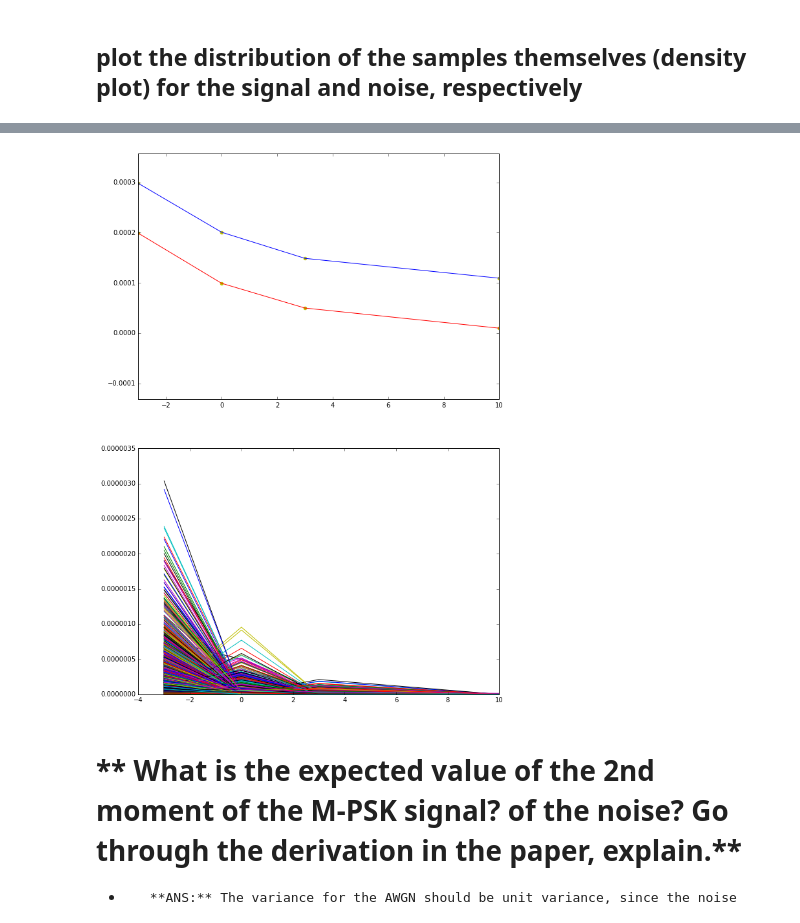
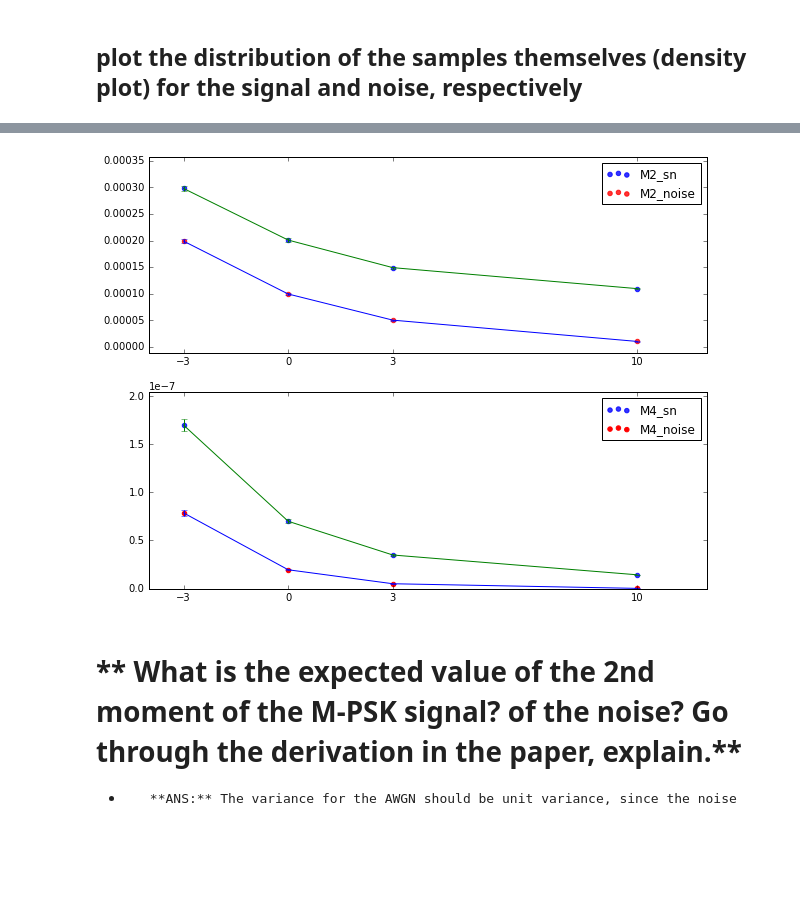
Before and after one commit to rollingcoconut/RadioML, a Jupyter notebook: Detecting_Users_psk_samps_pickled.ipynb, the cells around one changed output, grey strips where cells are left out. Saved outputs shown, nothing was run; the diff lists cells and outputs as text; code cells hidden in the pictures; blank space fills up the shorter version.

Commit message:
m2/m4 for noise and signal vs snr posted, still trying to understand significance

```diff
--- a/Detecting_Users_psk_samps_pickled.ipynb
+++ b/Detecting_Users_psk_samps_pickled.ipynb
@@ -108,13 +109,15 @@ for ax_idx, snr_desired in enumerate(snrlist):
     noise_pattern = "samples/samples_" + ("%.1f" % snr_desired) + "db_1024" + "*noise.npy"
     noise_files_1024 = [file for file in glob.glob(noise_pattern)]
     noise_samples_1024 = \
-        np.ndarray.flatten(np.array([j for f in noise_files_1024 for i,j, in enumerate(np.load(f))]))[0:no_trials*128]
+        np.ndarray.flatten(np.array([j for f in noise_files_1024
+                                     for i,j, in enumerate(np.load(f))]))[0:no_trials*128]
 
 
     sn_pattern = "samples/samples_" + ("%.1f" % snr_desired) + "db_1024" + "*sn.npy"
     sn_files_1024 = [file for file in glob.glob(sn_pattern)]
     sn_samples_1024 = \
-        np.ndarray.flatten(np.array([j for f in sn_files_1024 for i,j, in enumerate(np.load(f))]))[0:no_trials*128]
+        np.ndarray.flatten(np.array([j for f in sn_files_1024
+                                     for i,j, in enumerate(np.load(f))]))[0:no_trials*128]
 
     # plot density of real part of no_trials worth of samples
     plot_density(np.real(noise_samples_1024), np.real(sn_samples_1024),
@@ -136,59 +142,97 @@ for ax_idx, snr_desired in enumerate(snrlist):
 # %%
-## Plot M2, M4, k_a, k_w, ρ_M2M4 against SNR
-#M2 = np.mean(abs(signal)**2)
-#M4 = np.mean(abs(signal)**4)
 import scipy.stats as st
+snrlist = [-3,0,3,10]
 
-snrlist = [-3,0,3,10]
+
 f3, axtuple3 = plt.subplots(2,1,  figsize=(10, 15))
 no_trials=100 # when no_trials is  100, no of flattened samples is 12800
-M2_noise = []# noise, err, signal, err
+
+M2_noise = []
 M2_sn=[]
-M2_err=[]
+M2_noise_err=[]
+M2_sn_err=[]
 
 M4_noise=[]
 M4_sn=[]
 M4_err=[]
-
-#yerr = 0.1 + 0.2*np.sqrt(x)
-#xerr = 0.1 + yerr
+M4_noise_err=[]
+M4_sn_err=[]
 
 
+# collect m2,m4 data for each snr, plot 95% confidence interval in error bar  limits
 for ax_idx, snr_desired in enumerate(snrlist):
 
+    # flatten noise trials where ndata is 1024 and no_trials, hence no samples is no_trials *128
+    ####NOISE####
     noise_pattern = "samples/samples_" + ("%.1f" % snr_desired) + "db_1024" + "*noise.npy"
     noise_files_1024 = [file for file in glob.glob(noise_pattern)]
     noise_samples_1024 = \
         np.ndarray.flatten(np.array([j for f in noise_files_1024
                                      for i,j, in enumerate(np.load(f))]))[0:no_trials*128]
 
+    #  noise data for confidence level calculation
+    nx2 = abs(noise_samples_1024)**2
+    nx4 = abs(noise_samples_1024)**4
+
+    # append M2, M4, confidence limits for errors into arrays
     M2_noise.append(np.mean(abs(noise_samples_1024)**2))
-    M4_noise.append( abs(noise_samples_1024)**4)
+    M4_noise.append( np.mean(abs(noise_samples_1024)**4))
+    #limits of 95% confid
+    M2_noise_err.append(st.t.interval(0.95, len(nx2)-1, loc=np.mean(nx2), scale=st.sem(nx2)))
+    M4_noise_err.append(st.t.interval(0.95, len(nx4)-1, loc=np.mean(nx4), scale=st.sem(nx4)))
 
+    ####SIGNAL####
     sn_pattern = "samples/samples_" + ("%.1f" % snr_desired) + "db_1024" + "*sn.npy"
     sn_files_1024 = [file for file in glob.glob(sn_pattern)]
     sn_samples_1024 = \
         np.ndarray.flatten(np.array([j for f in sn_files_1024 for i,j,
                                      in enumerate(np.load(f))]))[0:no_trials*128]
+
+    #  signal data for confidence level calculation
+    sx2 = abs(sn_samples_1024)**2
+    sx4 = abs(sn_samples_1024)**4
+
     M2_sn.append(np.mean(abs(sn_samples_1024)**2))
     M4_sn.append(np.mean(abs(sn_samples_1024)**4))
+    M2_sn_err.append(st.t.interval(0.95, len(sx2)-1, loc=np.mean(sx2), scale=st.sem(sx2)))
+    M4_sn_err.append(st.t.interval(0.95, len(sx4)-1, loc=np.mean(sx4), scale=st.sem(sx4)))
 
+# M2 data
+axtuple3[0].scatter( snrlist, M2_sn,color="b",alpha=0.8, label="M2_sn")
+axtuple3[0].scatter( snrlist, M2_noise,color="r",alpha=0.8, label="M2_noise")
+axtuple3[0].set_ylim([-1.2*min( sum([M2_sn,M2_noise],[]) ),1.2*max( sum([M2_sn,M2_noise],[]) )])
 
-#yerr = 0.1 + 0.2*np.sqrt(x)
-#xerr = 0.1 + yerr
+# M2 error bar
+yerr_noise = [np.abs(a-b)/2 for (a,b) in M2_noise_err]
+axtuple3[0].errorbar(snrlist, M2_noise, yerr=yerr_noise)
 
-axtuple3[0].plot( snrlist, M2_sn)
-axtuple3[0].plot( snrlist, M2_noise,color="r")
-axtuple3[0].scatter( snrlist, M2_sn,color="y")
-axtuple3[0].scatter( snrlist, M2_noise,color="y")
-axtuple3[0].set_ylim([-1.2*min(M2_sn),1.2*max(M2_sn)])
-axtuple3[0].set_xlim([min(snrlist),max(snrlist)])
-axtuple3[0].set_title="Second Moment"
+yerr_sn = [np.abs(a-b)/2 for (a,b) in M2_sn_err]
+axtuple3[0].errorbar(snrlist, M2_sn, yerr=yerr_sn)
 
+axtuple3[0].set_xticks(snrlist)
+axtuple3[0].set_title="M2 vs SNR w/ confidence int. %95"
+axtuple3[0].set_xlabel="SNR values"
+axtuple3[0].legend( loc="best")
 
-axtuple3[1].plot( snrlist, M4_noise)
-axtuple3[1].plot(snrlist,M4_sn)
-#axtuple3[1].set_ylim([-1.2*min(M4_sn),1.2*max(M4_sn)])
-#axtuple3[1].set_xlim([min(snrlist),max(snrlist)])
-axtuple3[1].set_title="Fourth Moment"
+# M4 data
+axtuple3[1].scatter( snrlist, M4_sn,color="b",alpha=0.8,label ="M4_sn")
+axtuple3[1].scatter( snrlist, M4_noise,color="r",  label="M4_noise")
+
+#M4 errorbar
+yerr4_noise = [np.abs(a-b)/2 for (a,b) in M4_noise_err]
+axtuple3[1].errorbar(snrlist, M4_noise, yerr=yerr4_noise)
+
+yerr4_sn = [np.abs(a-b)/2 for (a,b) in M4_sn_err]
+axtuple3[1].errorbar(snrlist, M4_sn, yerr=yerr4_sn)
+
+axtuple3[1].set_ylim([-1.2*min( sum([M4_sn,M4_noise],[]) ),
+                      1.2*max( sum([M4_sn,M4_noise],[]) )])
+
+axtuple3[1].set_xticks(snrlist)
+axtuple3[1].set_title="M2 vs SNR w/ confidence int. %95"
+axtuple3[1].set_xlabel="SNR values"
+axtuple3[1].legend( loc="best")
+
+#plt.tight_layout()
+plt.subplots_adjust(bottom=0.5) # use a lower number to make more vertical space
 # %% [output]
@@ -196 +239 @@ NameError: name 'axt1uple3' is not defined
-[figure, old version]
+[figure, new version]
```
Also changed, not shown: parts of 8 cells of this notebook.
